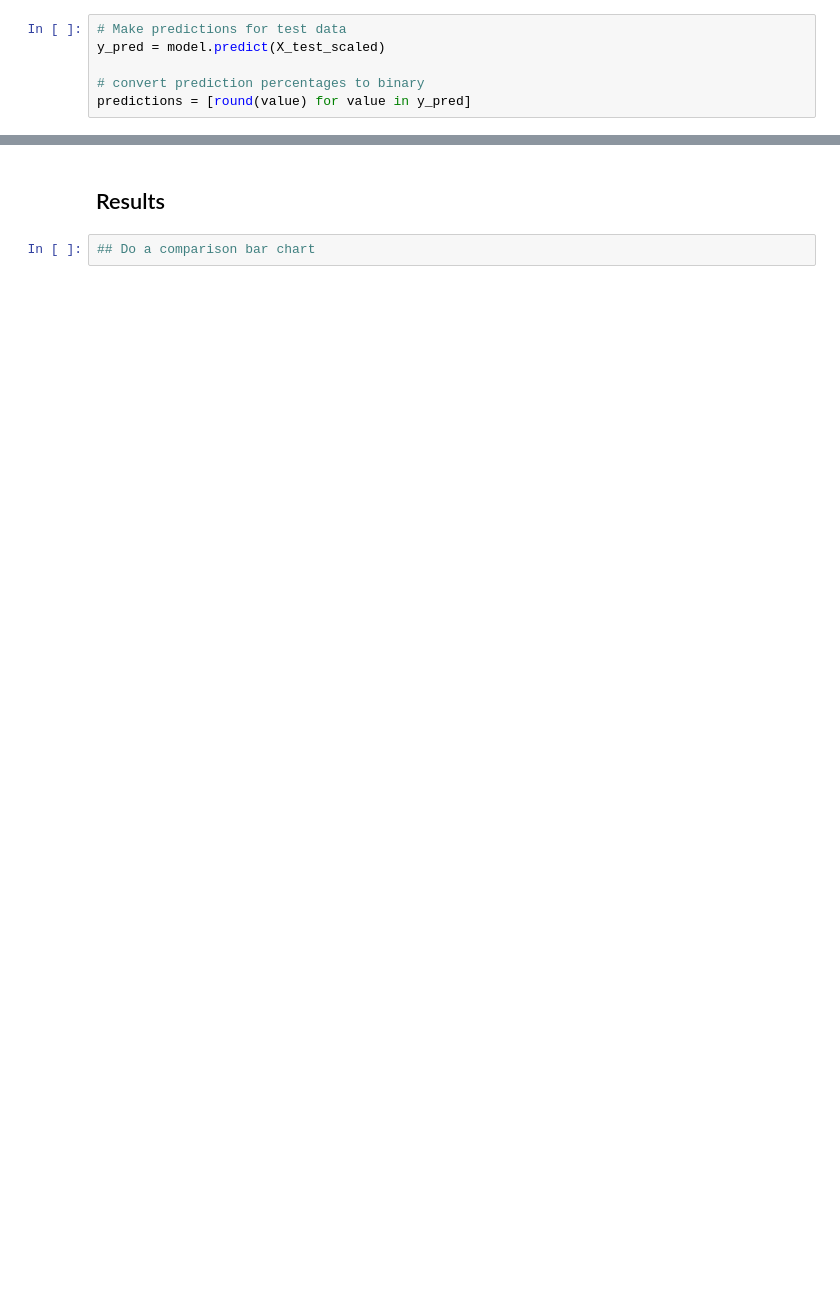
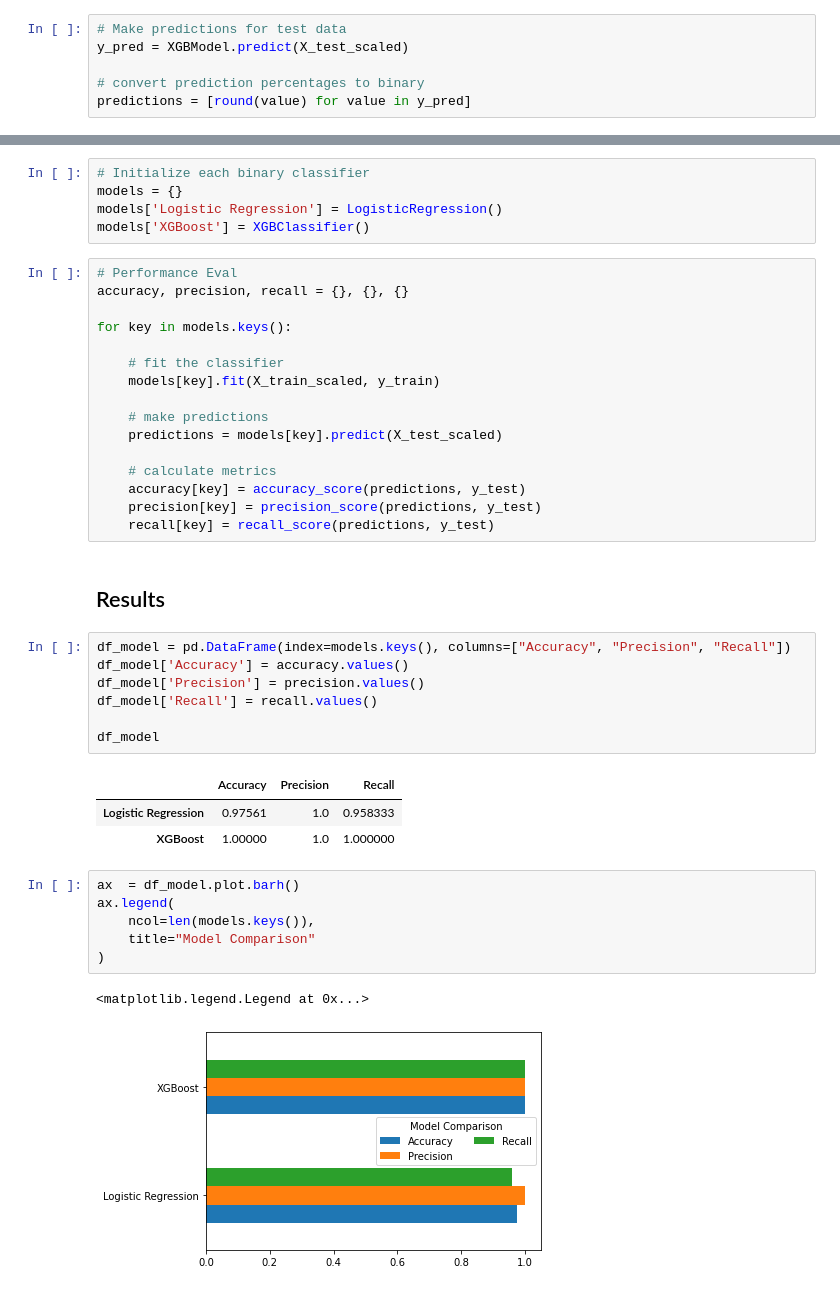
Before and after one commit to lydiatc97/mlb-predictions, a Jupyter notebook: Model Code.ipynb, the cells around one changed output, grey strips where cells are left out. Saved outputs shown, nothing was run; the diff lists cells and outputs as text; blank space fills up the shorter version.

Commit message:
Added evaluation metrics and comparison chart

```diff
--- a/Model Code.ipynb
+++ b/Model Code.ipynb
@@ -281,6 +277,6 @@ XGBClassifier(base_score=0.5, booster='gbtree', callbacks=None,
 # %%
 # Make predictions for test data
-y_pred = model.predict(X_test_scaled)
+y_pred = XGBModel.predict(X_test_scaled)
 
 # convert prediction percentages to binary
 predictions = [round(value) for value in y_pred]
@@ -292,4 +319,43 @@ accuracy
+# %%
+# Initialize each binary classifier
+models = {}
+models['Logistic Regression'] = LogisticRegression()
+models['XGBoost'] = XGBClassifier()
+# %%
+# Performance Eval
+accuracy, precision, recall = {}, {}, {}
+
+for key in models.keys():
+
+    # fit the classifier
+    models[key].fit(X_train_scaled, y_train)
+
+    # make predictions
+    predictions = models[key].predict(X_test_scaled)
+
+    # calculate metrics
+    accuracy[key] = accuracy_score(predictions, y_test)
+    precision[key] = precision_score(predictions, y_test)
+    recall[key] = recall_score(predictions, y_test)
 # %% [markdown]
 ## Results
 # %%
-## Do a comparison bar chart
+df_model = pd.DataFrame(index=models.keys(), columns=["Accuracy", "Precision", "Recall"])
+df_model['Accuracy'] = accuracy.values()
+df_model['Precision'] = precision.values()
+df_model['Recall'] = recall.values()
+
+df_model
+# %% [output]
+|  | Accuracy | Precision | Recall |
+| Logistic Regression | 0.97561 | 1.0 | 0.958333 |
+| XGBoost | 1.00000 | 1.0 | 1.000000 |
+# %%
+ax  = df_model.plot.barh()
+ax.legend(
+    ncol=len(models.keys()),
+    title="Model Comparison"
+)
+# %% [output]
+<matplotlib.legend.Legend at 0x...>
+[figure, added]
```
Also changed, not shown: parts of 12 cells of this notebook.
